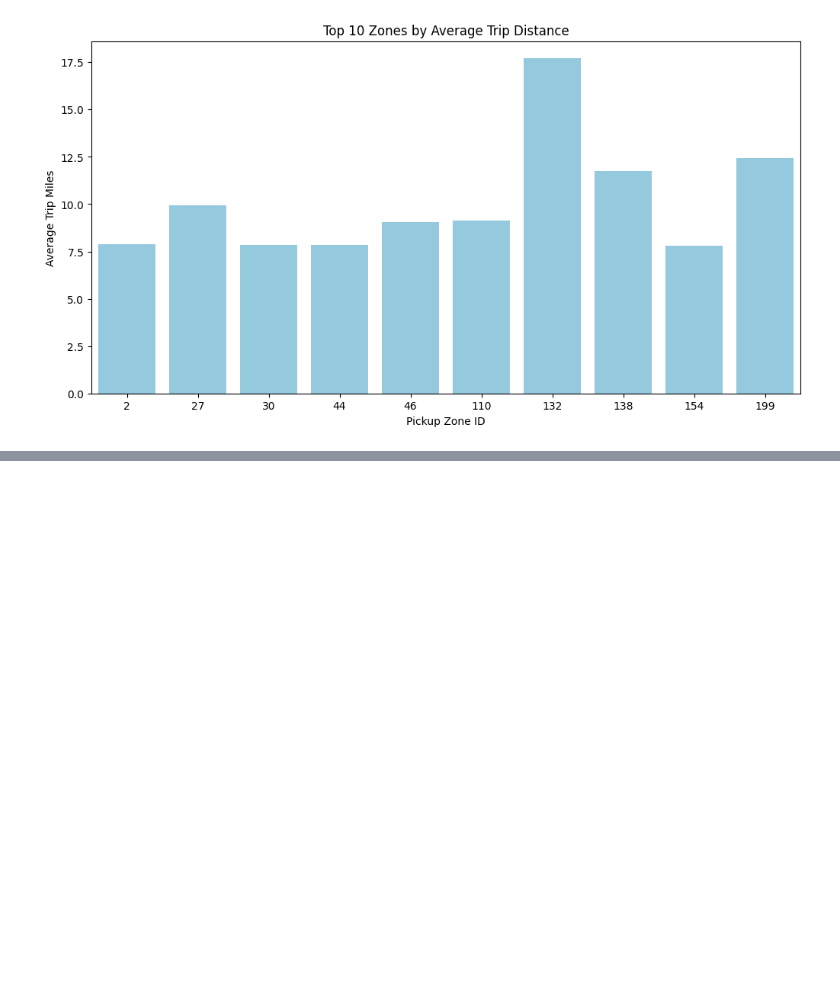
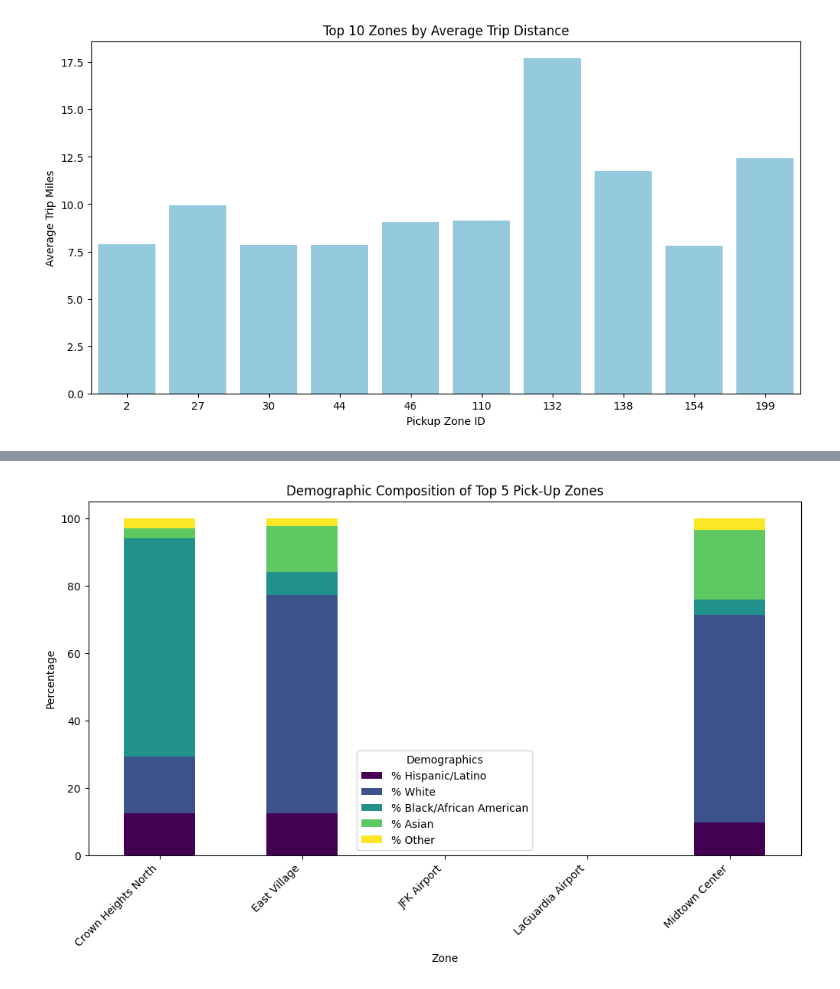
Before and after one commit to gracejiang0929/Bias-Detection-and-Mitigation-in-Ride-Hailing, a Jupyter notebook: tlc_tester.ipynb, the cells around one changed output, grey strips where cells are left out. Saved outputs shown, nothing was run; the diff lists cells and outputs as text; code cells hidden in the pictures; blank space fills up the shorter version.

```diff
--- a/tlc_tester.ipynb
+++ b/tlc_tester.ipynb
@@ -370,0 +464,16 @@ plt.show()
+# %%
+top_pickup_zones = mrgd['zone'].value_counts().head(5).index
+
+demographics_top_zones = mrgd[mrgd['zone'].isin(top_pickup_zones)][
+    ['zone', '% Hispanic/Latino', '% White', '% Black/African American', '% Asian', '% Other']
+].groupby('zone').mean()
+
+demographics_top_zones.plot(kind='bar', stacked=True, figsize=(12, 6), colormap='viridis')
+plt.title('Demographic Composition of Top 5 Pick-Up Zones')
+plt.xlabel('Zone')
+plt.ylabel('Percentage')
+plt.legend(title='Demographics')
+plt.xticks(rotation=45, ha='right')
+plt.show()
+# %% [output]
+[figure, added]
```
Also changed, not shown: parts of 5 cells of this notebook.
